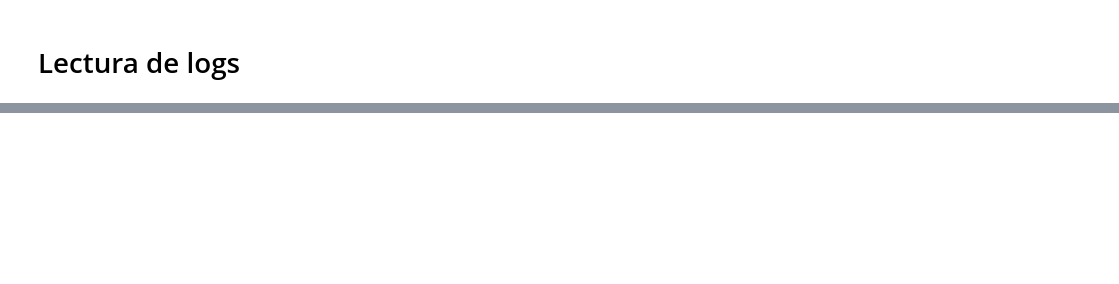
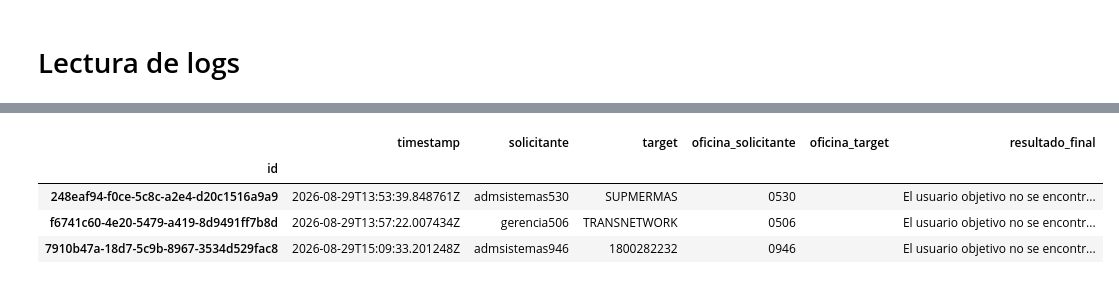
Before and after one commit to Osenday/bot_log_report, a Jupyter notebook: notebooks/main.ipynb, the cells around one changed output, grey strips where cells are left out. Drawn from its saved outputs; the diff is of its cells as text; code cells hidden in the pictures; blank space fills up the shorter version.

```diff
--- a/notebooks/main.ipynb
+++ b/notebooks/main.ipynb
@@ -40,0 +1301,16 @@ mantenibilidad a largo plazo)
+# %%
+_rep = cargar_reporte()
+
+print("Unicidad de id            :", _rep["id"].is_unique)
+print("Unicidad de operation_id  :", _rep["operation_id"].is_unique)
+print("Filas sin resultado_final :", int((_rep["resultado_final"] == "").sum()))
+print("Sistemas presentes        :", _rep["sistema"].unique().tolist())
+print("Acciones presentes        :", _rep["accion"].unique().tolist())
+print()
+
+_staging = pd.concat([parsear_fecha(f) for f in fechas_disponibles()], ignore_index=True)
+print("Distribución de status HTTP:")
+print(_staging["status_http"].value_counts().sort_index().to_string())
+print()
+print("Distribución de resultado_final:")
+print(_rep["resultado_final"].value_counts().to_string())
@@ -40,0 +1369,63 @@ mantenibilidad a largo plazo)
+# %%
+def buscar_operacion(operation_id: str) -> Operation | None:
+    """Recupera una operación cruda por su `operation_Id`, buscando en todos los días.
+
+    Input:
+        operation_id (str): identificador de la operación tal como aparece en el log.
+
+    Output:
+        Operation | None: la operación con sus registros, o `None` si no está en ningún log.
+    """
+    for fecha in fechas_disponibles():
+        operaciones = agrupar_operaciones(ruta_log(fecha))
+        if operation_id in operaciones:
+            return operaciones[operation_id]
+    return None
+
+
+def ver_crudo(operation_id: str, limite_por_linea: int = 300) -> None:
+    """Imprime el log original de una operación, recortando las líneas muy largas.
+
+    Utilidad de inspección manual: sirve para auditar por qué una fila quedó clasificada
+    como quedó.
+
+    Input:
+        operation_id (str): identificador de la operación.
+        limite_por_linea (int): máximo de caracteres a imprimir por línea; lo que sobra se
+            marca con "[…]".
+
+    Output:
+        None. Escribe en la salida estándar.
+    """
+    operacion = buscar_operacion(operation_id)
+    if operacion is None:
+        print("No encontrada:", operation_id)
+        return
+    for linea in operacion.texto_crudo.splitlines():
+        print(linea[:limite_por_linea] + (" […]" if len(linea) > limite_por_linea else ""))
+
+
+def muestra_por_status(status: int, n: int = 3) -> pd.DataFrame:
+    """Devuelve una muestra de filas del reporte para un código HTTP dado.
+
+    Input:
+        status (int): código HTTP a filtrar (se busca en `_staging`).
+        n (int): número máximo de filas a devolver.
+
+    Output:
+        pd.DataFrame: hasta `n` filas indexadas por `id`, con las columnas de interés
+        (timestamp, usuarios, oficinas y `resultado_final`).
+    """
+    ids = _staging.loc[_staging["status_http"] == status, "id"]
+    columnas = ["timestamp", "solicitante", "target", "oficina_solicitante",
+                "oficina_target", "resultado_final"]
+    return cargar_reporte().set_index("id").loc[ids, columnas].head(n)
+
+
+muestra_por_status(404)
+# %% [output]
+|  | timestamp | solicitante | target | oficina_solicitante | oficina_target | resultado_final |
+| id |  |  |  |  |  |  |
+| 248eaf94-f0ce-5c8c-a2e4-d20c1516a9a9 | 2026-08-29T13:53:39.848761Z | admsistemas530 | SUPMERMAS | 0530 |  | El usuario objetivo no se encontr... |
+| f6741c60-4e20-5479-a419-8d9491ff7b8d | 2026-08-29T13:57:22.007434Z | gerencia506 | TRANSNETWORK | 0506 |  | El usuario objetivo no se encontr... |
+| 7910b47a-18d7-5c9b-8967-3534d529fac8 | 2026-08-29T15:09:33.201248Z | admsistemas946 | 1800282232 | 0946 |  | El usuario objetivo no se encontr... |
```
Also changed, not shown: parts of 35 cells of this notebook, 1 other file.
